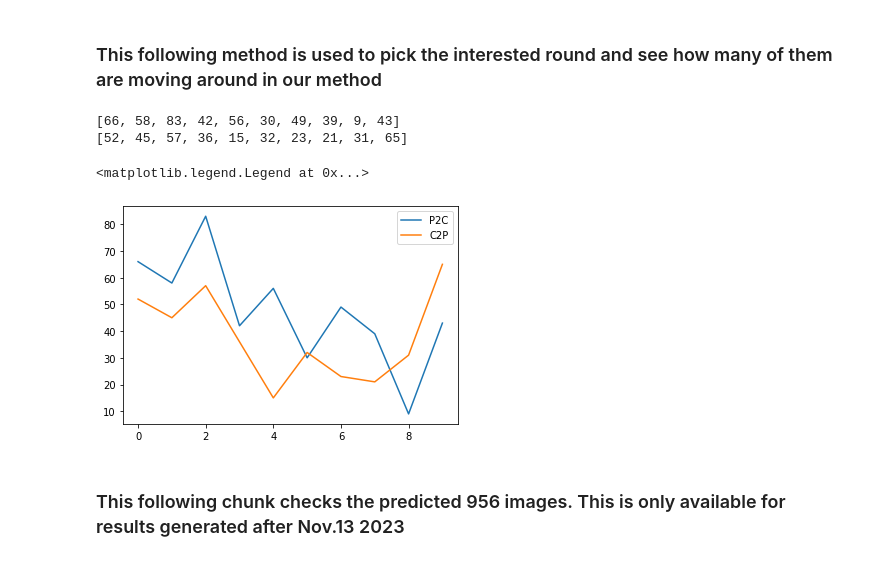
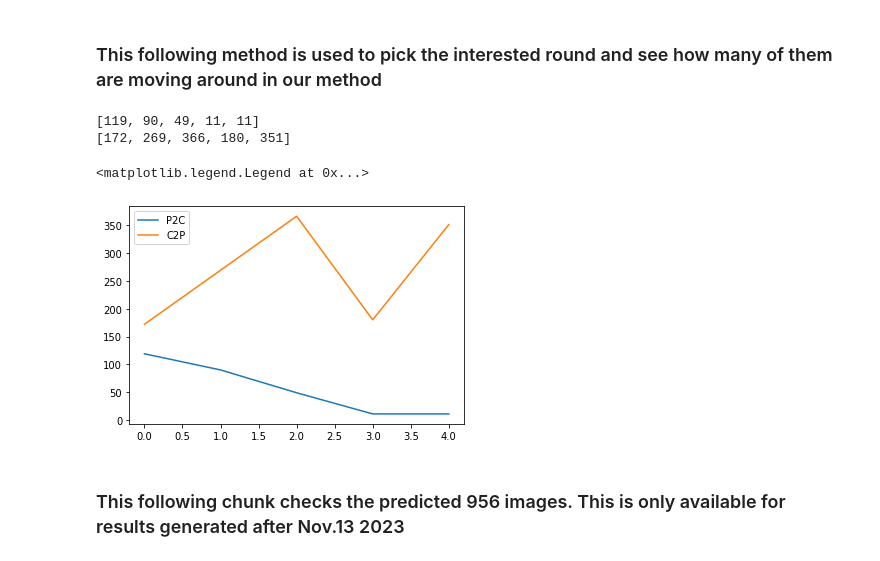
Before and after one commit to smith-scram-lab/Iterative-Unet, a Jupyter notebook: ResultReading.ipynb, the cells around one changed output. Saved outputs shown, nothing was run; the diff lists cells and outputs as text; code cells hidden in the pictures.

```diff
--- a/ResultReading.ipynb
+++ b/ResultReading.ipynb
@@ -38,7 +38,7 @@
 # %%
 resultsdir = '/home/scram-2004/Project/Our-UNet-Code/results'
 # %%
-resultsdir = '/home/scram-2004/Project/Our-UNet-Code/history_results/results20231116'
+resultsdir = '/home/scram-2004/Project/Our-UNet-Code/history_results/results20231120'
 # %% [markdown]
 ----------------------
 # %% [markdown]
@@ -163,7 +163,7 @@ Given that there are 6 scores, 1 in-group and 5 out-of-group, stored in the matr
 # %% [markdown]
 1. Example for plotting out the in-group score (weighted)
 # %%
-for i in range(10):
+for i in range(5):
     x_range = 7404
     scoreMatrix_file = 'scorematrix/scorematrix_round_' + str(i) + '.npy'
     scoreMatrix = np.load(os.path.join(resultsdir, scoreMatrix_file))
@@ -232,7 +290,7 @@ plt.plot(np.sort(dif_np))
 # %%
 ch_plot = []
 ph_plot = []
-for interested_round in range(10):
+for interested_round in range(5):
     scoreMatrix_file = 'scorematrix/scorematrix_round_' + str(interested_round) + '.npy'
     history_file_path= 'history/history_round_' + str(interested_round) + '.npy'
     history_file = os.path.join(resultsdir,history_file_path)
@@ -253,36 +311,36 @@ for interested_round in range(10):
                 dif = polar_score - carte_score
                 if abs(dif) > Transition_threshold:
                     ch += 1
                     #print(scorematrix[i])
                     diff[i] = dif
                 #decision[i] = 1
         else:
             polar_score = np.median(scorematrix[i][:5])
             carte_score = np.max(scorematrix[i][5:])
             #print(carte_score,polar_score)
             if carte_score < polar_score:
                 #print('Polar-higer')
                 dif = polar_score - carte_score
                 if abs(dif) > Transition_threshold:
                     ph += 1
                     #print(scorematrix[i])
                     diff[i] = dif
                     #decision[i] = -1
 
     #print(ch, ph)
     ch_plot.append(ch)
     ph_plot.append(ph)
 
 plt.plot(ch_plot)
 plt.plot(ph_plot)
 print(ch_plot)
 print(ph_plot)
 plt.legend(['P2C','C2P'])
 # %% [output]
-[66, 58, 83, 42, 56, 30, 49, 39, 9, 43]
-[52, 45, 57, 36, 15, 32, 23, 21, 31, 65]
+[119, 90, 49, 11, 11]
+[172, 269, 366, 180, 351]
 <matplotlib.legend.Legend at 0x...>
-[figure, old version]
+[figure, new version]
 # %% [markdown]
 ### This following chunk checks the predicted 956 images. This is only available for results generated after Nov.13 2023
 # %%
```
Also changed, not shown: parts of 6 cells of this notebook, 28 other files.
